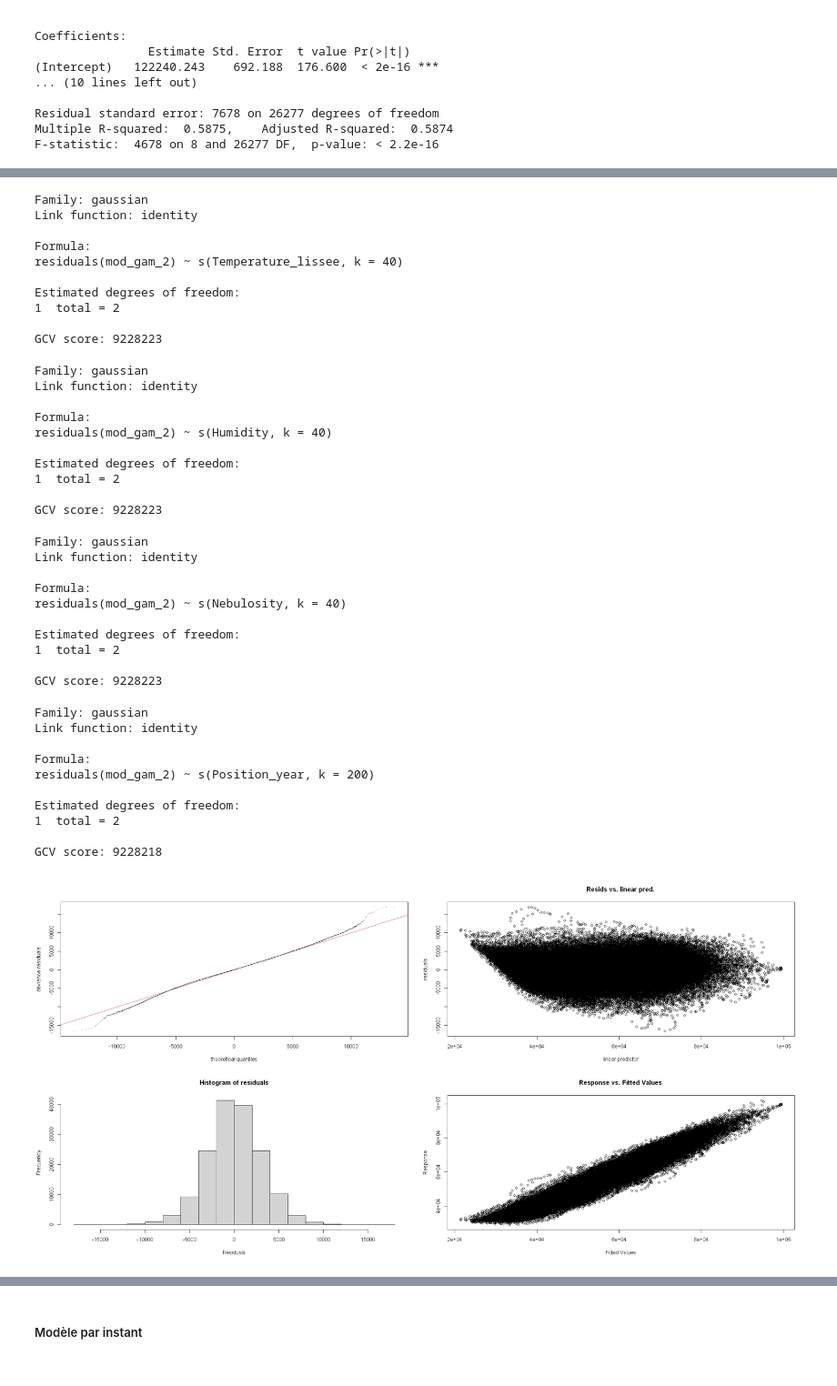
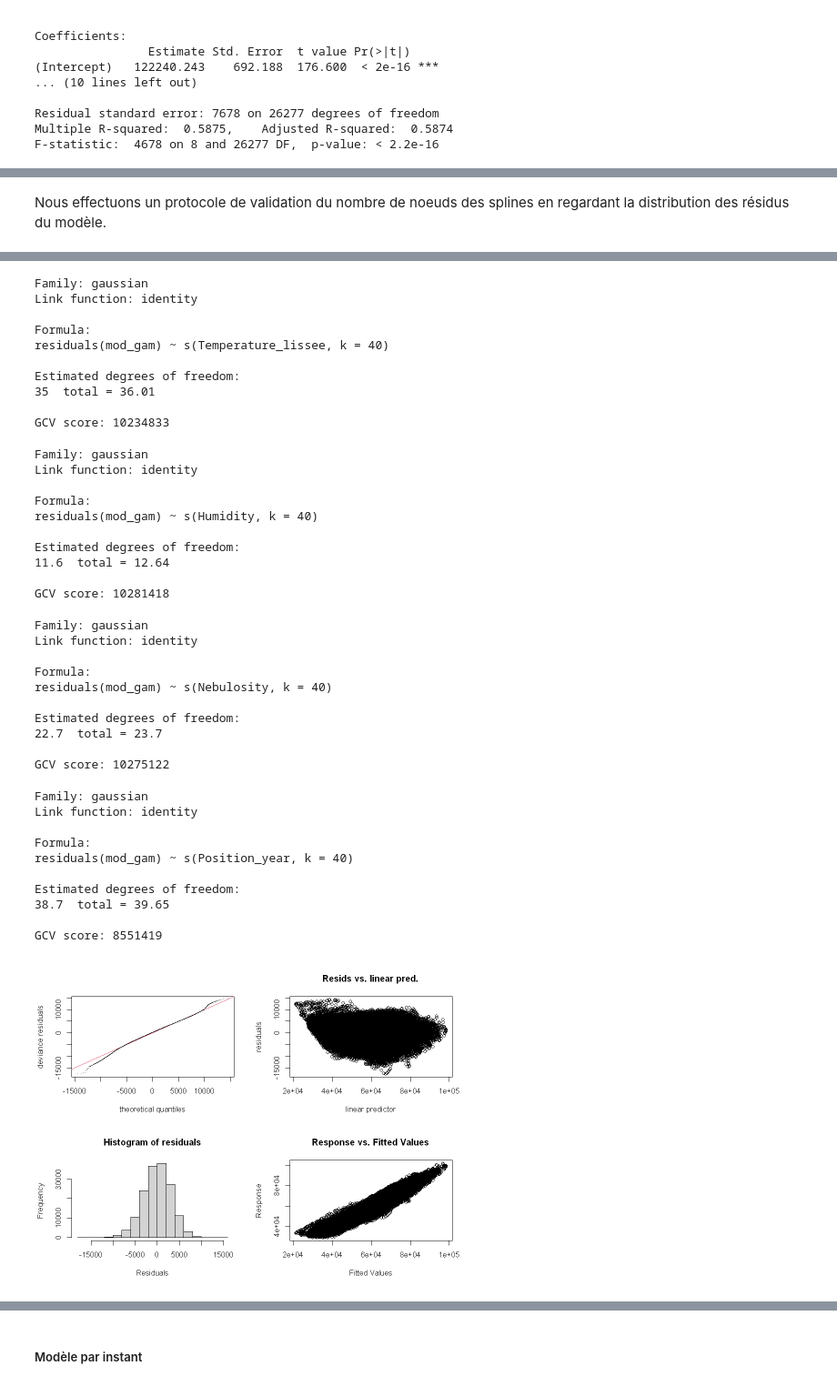
Before and after one commit to PaulineMendras/Seminaire-Modelisation-Stat, a Jupyter notebook: Projet - Modèles GAM.ipynb, the cells around one changed output, grey strips where cells are left out. Shown at 91% size. Saved outputs shown, nothing was run; the diff lists cells and outputs as text; code cells hidden in the pictures.

```diff
--- a/Notebook.ipynb
+++ b/Projet - Modèles GAM.ipynb
@@ -1314,15 +1180,0 @@ data_test <- data_test %>% drop_na()
-# %%
-#Température lissée
-alpha = 0.1
-
-n = nrow(data_train)
-data_train$Temperature_lissee[1] <- data_train$Temperature[1]
-for (i in 2:n) {
-     data_train$Temperature_lissee[i] <- alpha*data_train$Temperature[i]+(1-alpha)*data_train$Temperature_lissee[i-1]
-}
-
-n = nrow(data_test)
-data_test$Temperature_lissee[1] <- data_test$Temperature[1]
-for (i in 2:n) {
-     data_test$Temperature_lissee[i] <- alpha*data_test$Temperature[i]+(1-alpha)*data_test$Temperature_lissee[i-1]
-}
@@ -1353,21 +1187,22 @@ Toutes les variables sont significatives au seuil de 1%
 # %%
-#Modèle GAM avec interpolation linéaire
-mod_gam_2 <- gam(Consumption ~ s(Temperature, bs="cr", k=24) +
-                              s(Temperature_lissee, bs="cr", k=24) +
-                              s(Humidity, bs="cr", k=24) +
-                              s(Nebulosity, bs="cr", k=24) +
-                              s(Position_year, bs="cc",k=200) +
+mod_gam <- gam(Consumption ~ s(Temperature, bs="cr", k=6) +
+                              s(Temperature_lissee, bs="cr", k=6) +
+                              s(Humidity, bs="cr", k=6) +
+                              s(Nebulosity, bs="cr", k=6) +
+                              s(Position_year, bs="cc",k=6) +
                               as.factor(Time_number) +
                               as.factor(Day_number) +
                               as.factor(jour_ferie) +
                               as.factor(Holidays),
                 data=data_train)
+# %% [markdown]
+Nous effectuons un protocole de validation du nombre de noeuds des splines en regardant la distribution des résidus du modèle.
 # %%
-gam.check(mod_gam_2)
-gam(residuals(mod_gam_2)~s(Temperature,k=40),gamma=1.4,data=data_train) ## ok
-gam(residuals(mod_gam_2)~s(Temperature_lissee,k=40),gamma=1.4,data=data_train) ## ok
-gam(residuals(mod_gam_2)~s(Humidity,k=40),gamma=1.4,data=data_train) ## ok
-gam(residuals(mod_gam_2)~s(Nebulosity,k=40),gamma=1.4,data=data_train) ## ok
-gam(residuals(mod_gam_2)~s(Position_year,k=200),gamma=1.4,data=data_train) ## ok ?
+gam.check(mod_gam)
+gam(residuals(mod_gam)~s(Temperature,k=40),gamma=1.4,data=data_train) ## k trop petit
+gam(residuals(mod_gam)~s(Temperature_lissee,k=40),gamma=1.4,data=data_train) ## k trop petit
+gam(residuals(mod_gam)~s(Humidity,k=40),gamma=1.4,data=data_train) ## k trop petit
+gam(residuals(mod_gam)~s(Nebulosity,k=40),gamma=1.4,data=data_train) ## k trop petit
+gam(residuals(mod_gam)~s(Position_year,k=40),gamma=1.4,data=data_train) ## k trop petit
 # %% [output]
 Method: GCV   Optimizer: magic
@@ -1400,41 +1235,41 @@ GCV score: 9228223
 Family: gaussian
 Link function: identity
 
 Formula:
-residuals(mod_gam_2) ~ s(Temperature_lissee, k = 40)
+residuals(mod_gam) ~ s(Temperature_lissee, k = 40)
 
 Estimated degrees of freedom:
-1  total = 2
+35  total = 36.01
 
-GCV score: 9228223
+GCV score: 10234833
 Family: gaussian
 Link function: identity
 
 Formula:
-residuals(mod_gam_2) ~ s(Humidity, k = 40)
+residuals(mod_gam) ~ s(Humidity, k = 40)
 
 Estimated degrees of freedom:
-1  total = 2
+11.6  total = 12.64
 
-GCV score: 9228223
+GCV score: 10281418
 Family: gaussian
 Link function: identity
 
 Formula:
-residuals(mod_gam_2) ~ s(Nebulosity, k = 40)
+residuals(mod_gam) ~ s(Nebulosity, k = 40)
 
 Estimated degrees of freedom:
-1  total = 2
+22.7  total = 23.7
 
-GCV score: 9228223
+GCV score: 10275122
 Family: gaussian
 Link function: identity
 
 Formula:
-residuals(mod_gam_2) ~ s(Position_year, k = 200)
+residuals(mod_gam) ~ s(Position_year, k = 40)
 
 Estimated degrees of freedom:
-1  total = 2
+38.7  total = 39.65
 
-GCV score: 9228218
+GCV score: 8551419
-[figure, old version]
+[figure, new version]
```
Also changed, not shown: parts of 180 cells of this notebook.
